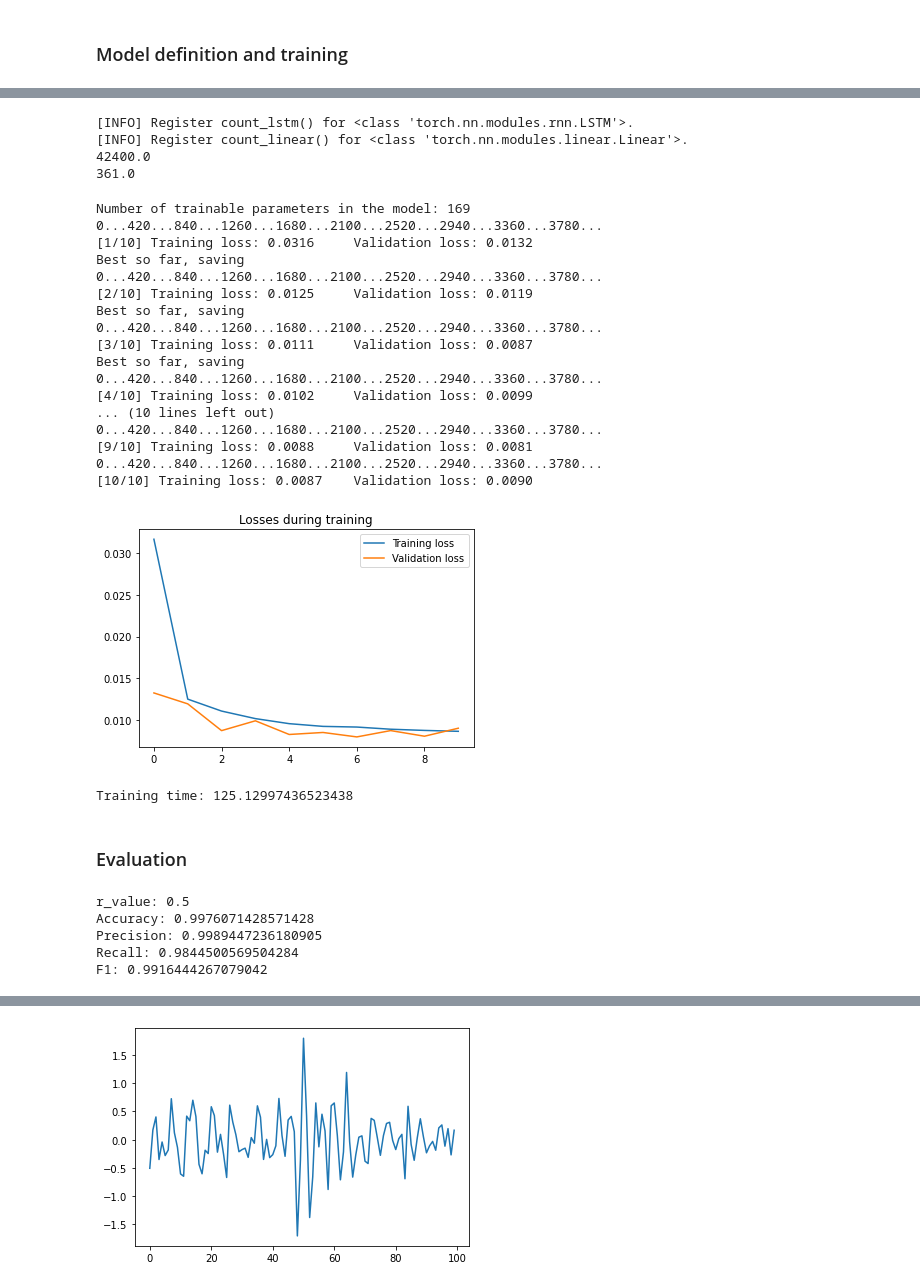
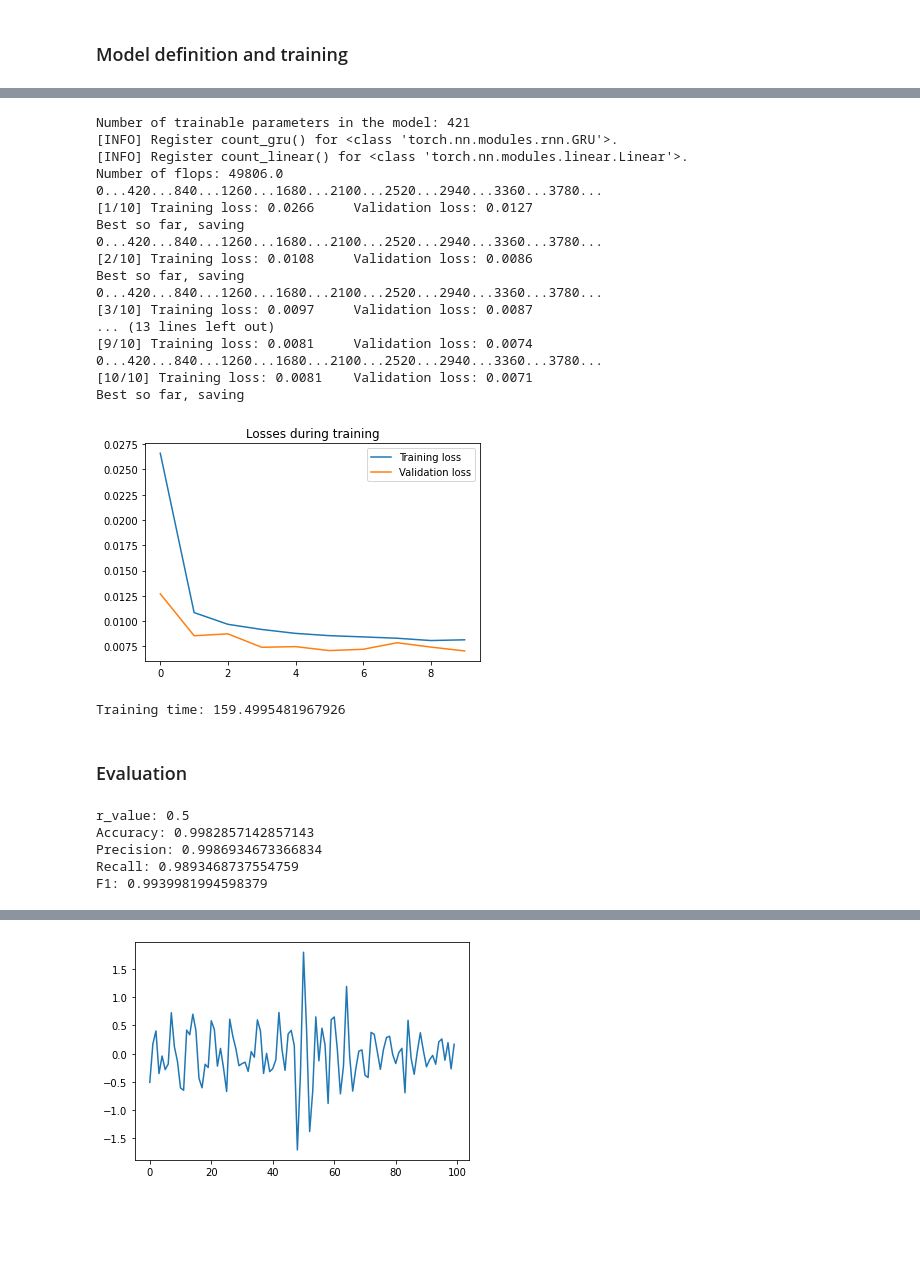
Before and after one commit to javier-eguiluz/Project_DS_IceCube_RNN, a Jupyter notebook: RNN_based_classification.ipynb, the cells around one changed output, grey strips where cells are left out. Saved outputs shown, nothing was run; the diff lists cells and outputs as text; code cells hidden in the pictures; blank space fills up the shorter version.

Commit message:
Better support for flops calculation

```diff
--- a/RNN_based_classification.ipynb
+++ b/RNN_based_classification.ipynb
@@ -214,49 +225,39 @@ Test: (140000, 1, 100), range [-384.44117981753396, 443.3798553806822]
-# %%
-# For determining the number of FLOPS:
-dropout = 0.0
-model = Model_Continuous_LSTM(1, 1, 8, 1, dropout, device)
-input = torch.randn(1, 100, 1).to(device)
-macs, params = profile(model, inputs=(input, ))
-print(macs)
-print(params)
-# %% [output]
-[INFO] Register count_lstm() for <class 'torch.nn.modules.rnn.LSTM'>.
-[INFO] Register count_linear() for <class 'torch.nn.modules.linear.Linear'>.
-42400.0
-361.0
 # %%
 # Define the model and start training
 n_features = 1
 output_dim = 1
 hidden_size = 6
-n_hidden = 1
+n_hidden = 2
 dropout = 0.0
 
 model = Model_GRU(n_features, 1, hidden_size, n_hidden, dropout, device)
 print("\nNumber of trainable parameters in the model:", sum(p.numel() for p in model.parameters() if p.requires_grad))
+input = torch.randn(1, 100, n_features).to(device)
+macs, params = profile(model, inputs=(input, ))
+print("Number of flops:", macs)
 t0 = time.time()
 best_model = cl.train(model, n_features=n_features, n_epochs=10, lr=0.01, batch_size=100)
 print("Training time:", time.time() - t0)
 # %% [output]
-Number of trainable parameters in the model: 169
+Number of trainable parameters in the model: 421
+[INFO] Register count_gru() for <class 'torch.nn.modules.rnn.GRU'>.
+[INFO] Register count_linear() for <class 'torch.nn.modules.linear.Linear'>.
+Number of flops: 49806.0
 0...420...840...1260...1680...2100...2520...2940...3360...3780...
-[1/10] Training loss: 0.0316     Validation loss: 0.0132
+[1/10] Training loss: 0.0266     Validation loss: 0.0127
 Best so far, saving
 0...420...840...1260...1680...2100...2520...2940...3360...3780...
-[2/10] Training loss: 0.0125     Validation loss: 0.0119
+[2/10] Training loss: 0.0108     Validation loss: 0.0086
 Best so far, saving
 0...420...840...1260...1680...2100...2520...2940...3360...3780...
-[3/10] Training loss: 0.0111     Validation loss: 0.0087
+[3/10] Training loss: 0.0097     Validation loss: 0.0087
+... (13 lines left out)
+[9/10] Training loss: 0.0081     Validation loss: 0.0074
+0...420...840...1260...1680...2100...2520...2940...3360...3780...
+[10/10] Training loss: 0.0081    Validation loss: 0.0071
 Best so far, saving
-0...420...840...1260...1680...2100...2520...2940...3360...3780...
-[4/10] Training loss: 0.0102     Validation loss: 0.0099
-... (10 lines left out)
-0...420...840...1260...1680...2100...2520...2940...3360...3780...
-[9/10] Training loss: 0.0088     Validation loss: 0.0081
-0...420...840...1260...1680...2100...2520...2940...3360...3780...
-[10/10] Training loss: 0.0087    Validation loss: 0.0090
-[figure, old version]
+[figure, new version]
-Training time: 125.12997436523438
+Training time: 159.4995481967926
 # %% [markdown]
 ### Evaluation
 # %%
@@ -268,10 +269,10 @@ print("r_value:", r_value)
 print("Accuracy:", metrics[0], "\nPrecision:", metrics[1][0], "\nRecall:", metrics[1][1], "\nF1:", metrics[1][2])
 # %% [output]
 r_value: 0.5
-Accuracy: 0.9976071428571428
-Precision: 0.9989447236180905
-Recall: 0.9844500569504284
-F1: 0.9916444267079042
+Accuracy: 0.9982857142857143
+Precision: 0.9986934673366834
+Recall: 0.9893468737554759
+F1: 0.9939981994598379
 # %%
 cl.plot_signal_eff_vs_noise_red()
 # %% [output]
```
Also changed, not shown: parts of 10 cells of this notebook.
